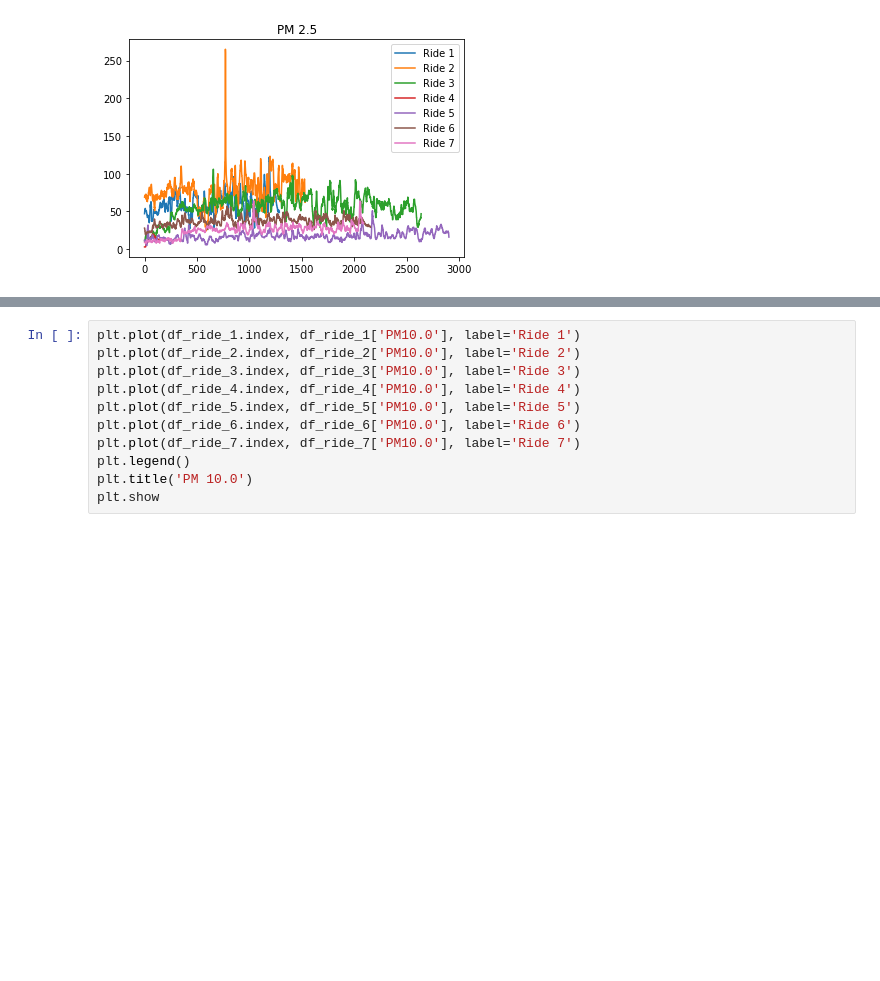
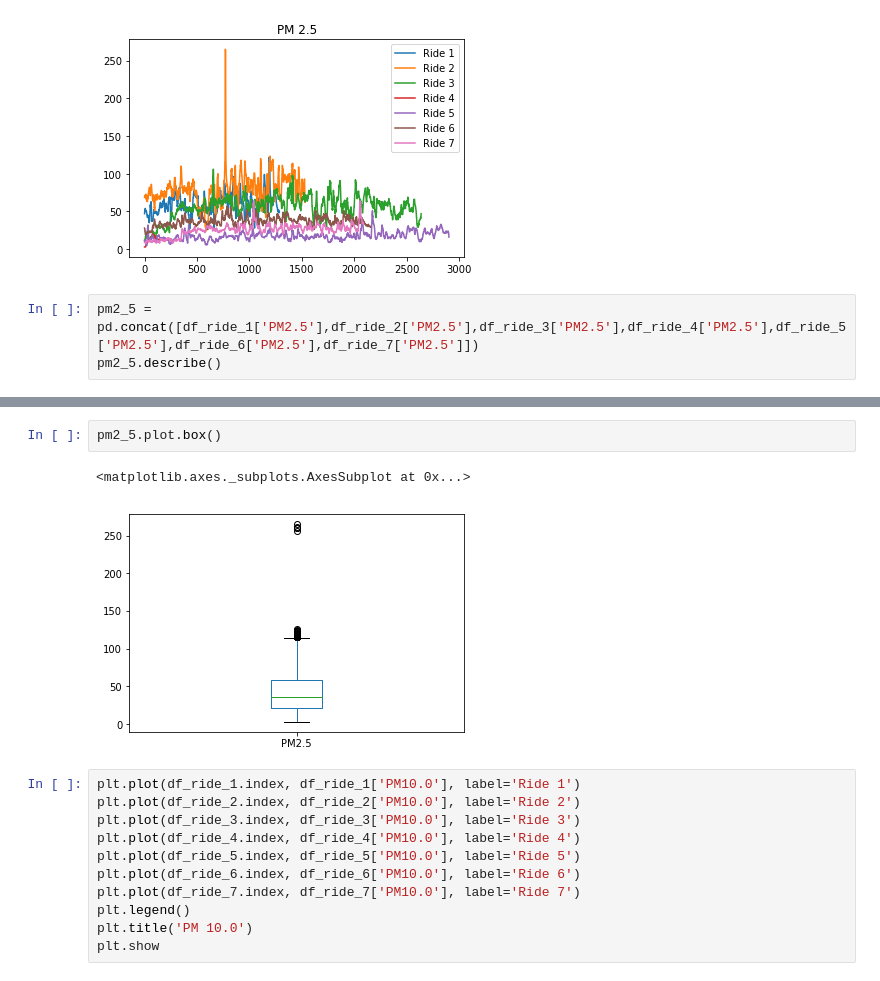
Before and after one commit to malte-b/musical_env_bike, a Jupyter notebook: plots/data_insights.ipynb, the cells around one changed output, grey strips where cells are left out. Saved outputs shown, nothing was run; the diff lists cells and outputs as text; blank space fills up the shorter version.

```diff
--- a/plots/data_insights.ipynb
+++ b/plots/data_insights.ipynb
@@ -79,3 +102,6 @@ plt.show
 # %% [output]
 <function matplotlib.pyplot.show(close=None, block=None)>
 [figure]
+# %%
+pm2_5 = pd.concat([df_ride_1['PM2.5'],df_ride_2['PM2.5'],df_ride_3['PM2.5'],df_ride_4['PM2.5'],df_ride_5['PM2.5'],df_ride_6['PM2.5'],df_ride_7['PM2.5']])
+pm2_5.describe()
@@ -82,3 +118,8 @@ plt.show
+# %%
+pm2_5.plot.box()
+# %% [output]
+<matplotlib.axes._subplots.AxesSubplot at 0x...>
+[figure, added]
 # %%
 plt.plot(df_ride_1.index, df_ride_1['PM10.0'], label='Ride 1')
 plt.plot(df_ride_2.index, df_ride_2['PM10.0'], label='Ride 2')
```
Also changed, not shown: parts of 6 cells of this notebook.
